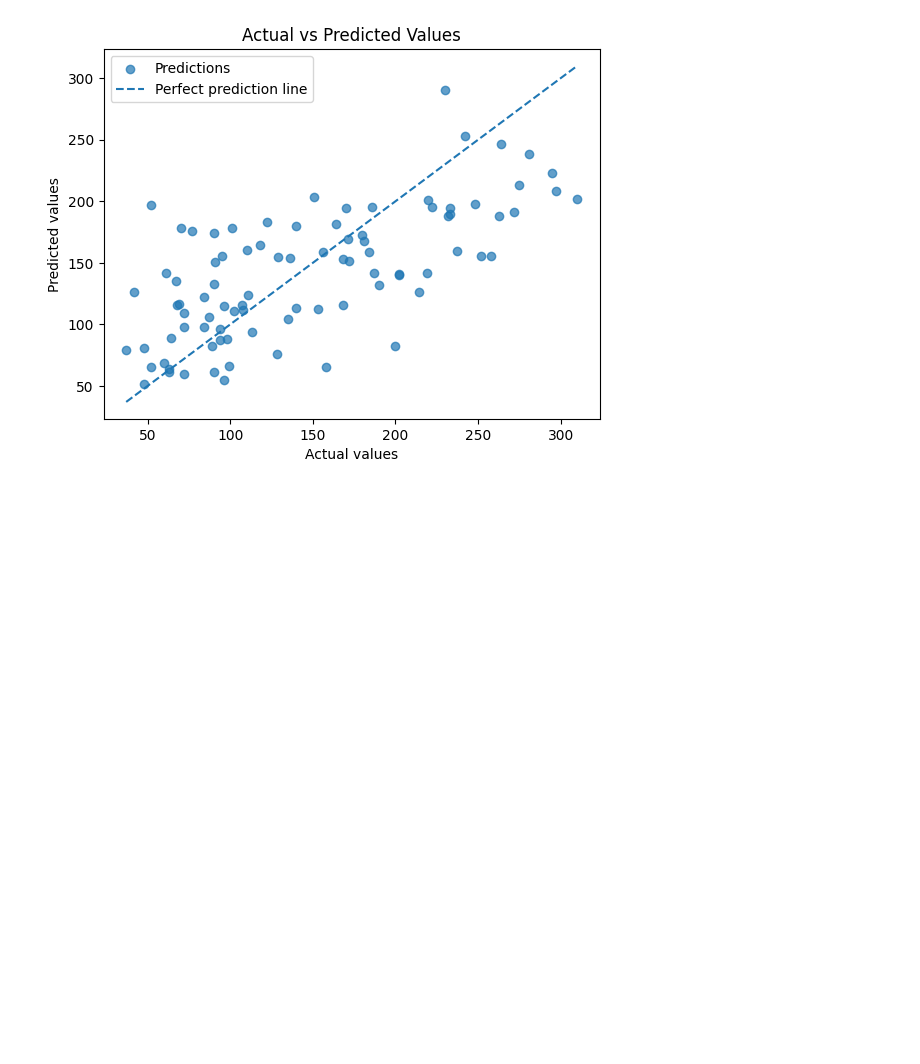
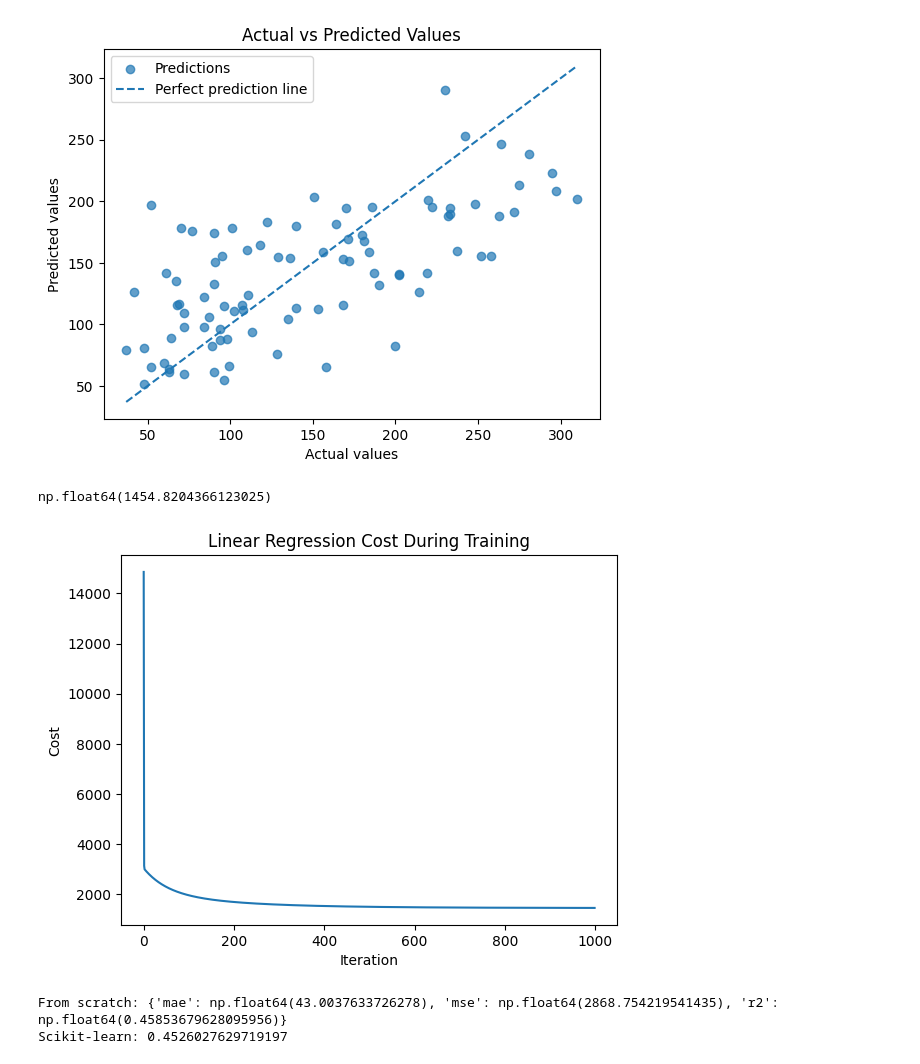
Before and after one commit to mohammadSous/linear-regression-from-scratch, a Jupyter notebook: main.ipynb, the cells around one changed output. Drawn from its saved outputs; the diff is of its cells as text; code cells hidden in the pictures; blank space fills up the shorter version.

```diff
--- a/main.ipynb
+++ b/main.ipynb
@@ -60,3 +60,28 @@ plt.legend()
 plt.show()
 # %% [output]
 [figure]
+# %%
+model.cost_history[-1]
+# %% [output]
+np.float64(1454.8204366123025)
+# %%
+import matplotlib.pyplot as plt
+
+plt.plot(model.cost_history)
+plt.xlabel("Iteration")
+plt.ylabel("Cost")
+plt.title("Linear Regression Cost During Training")
+plt.show()
+# %% [output]
+[figure, added]
+# %%
+from sklearn.linear_model import LinearRegression
+
+sk_model = LinearRegression()
+sk_model.fit(X_train, y_train)
+
+print("From scratch:", model.score(X_test, y_test))
+print("Scikit-learn:", sk_model.score(X_test, y_test))
+# %% [output]
+From scratch: {'mae': np.float64(43.0037633726278), 'mse': np.float64(2868.754219541435), 'r2': np.float64(0.45853679628095956)}
+Scikit-learn: 0.4526027629719197
```
Also changed, not shown: parts of 1 cell of this notebook.
